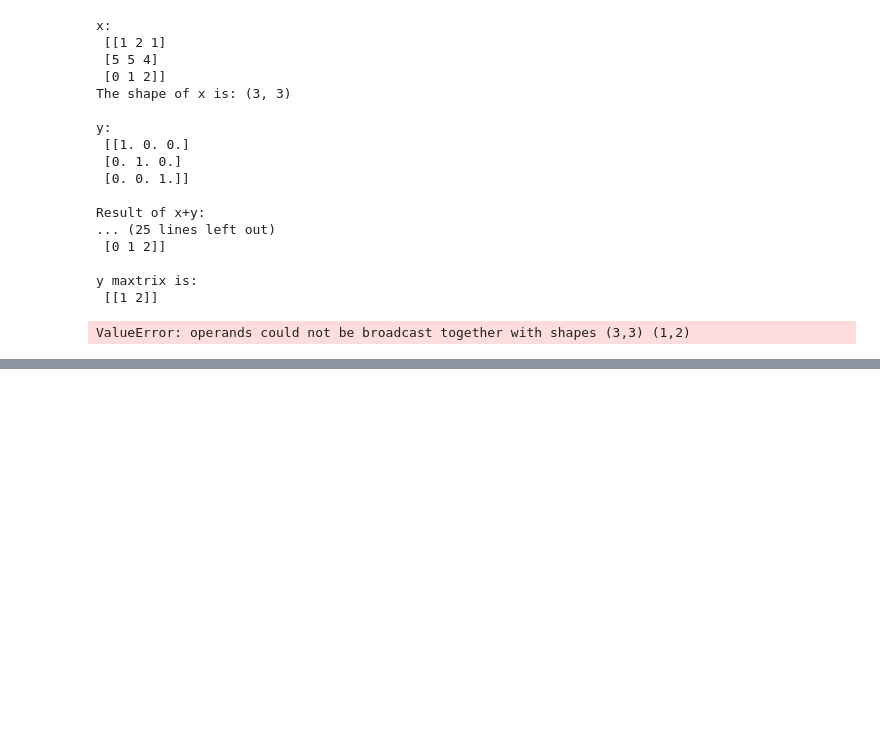
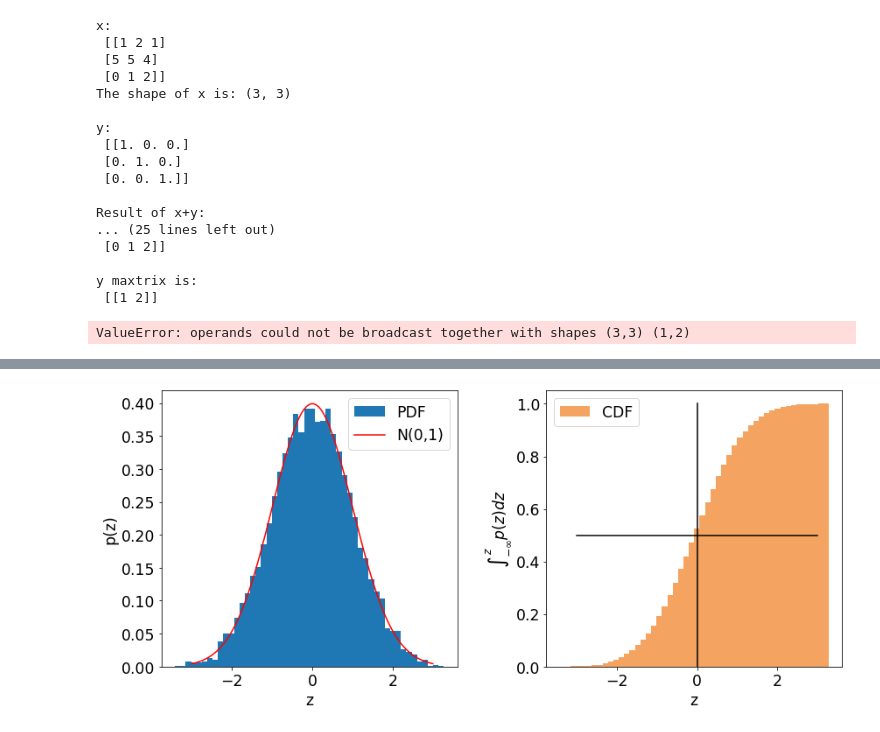
Before and after one commit to akalinow/UczenieMaszynoweII, a Jupyter notebook: 01_Przypomnienie_python.ipynb, the cells around one changed output, grey strips where cells are left out. Cells and saved outputs as stored; diff of their text form; code cells hidden in the pictures; blank space fills up the shorter version.

```diff
--- a/01_Przypomnienie_python.ipynb
+++ b/01_Przypomnienie_python.ipynb
@@ -345,0 +455,10 @@ ValueError: operands could not be broadcast together with shapes (3,3) (1,2)
+# %%
+%%time
+#BEGIN_SOLUTION
+nSamples = 10000
+nComponents = 12
+
+x = np.random.default_rng().uniform(0.0, 1.0, (nSamples,nComponents))
+z = np.sum(x,axis=1) - 6
+#END_SOLUTION
+pass
@@ -345,0 +556,26 @@ ValueError: operands could not be broadcast together with shapes (3,3) (1,2)
+# %%
+fig, axes = plt.subplots(1,2, figsize=(12, 6))
+
+#BEGIN_SOLUTION
+##########
+axes[0].hist(z, bins=50, density=True, label="PDF")
+x = np.linspace(-3,3, 100)
+y = 1.0/np.sqrt(2*np.pi)*np.exp(-x**2/2)
+axes[0].plot(x,y, 'r', label="N(0,1)")
+axes[0].set_xlabel("z")
+axes[0].set_ylabel("p(z)")
+axes[0].legend(loc="upper right");
+
+##########
+axes[1].hist(z, color='sandybrown', bins=50, cumulative=True, weights = np.full_like(z, 1/z.size), label="CDF")
+axes[1].plot((0,0), (0,1), color='black')
+axes[1].plot((-3, 3), (0.5, 0.5), color='black')
+axes[1].set_xlabel("z")
+axes[1].set_ylabel(r"$\int_{-\infty}^{z} p(z) dz$")
+axes[1].legend(loc="upper left");
+##########
+#END_SOLUTION
+plt.subplots_adjust(bottom=0.15, left=0.05, right=0.95, wspace=0.3)
+plt.savefig("fig_png/example1.png", bbox_inches="tight")
+# %% [output]
+[figure, added]
```
Also changed, not shown: parts of 27 cells of this notebook, 1 other file.
